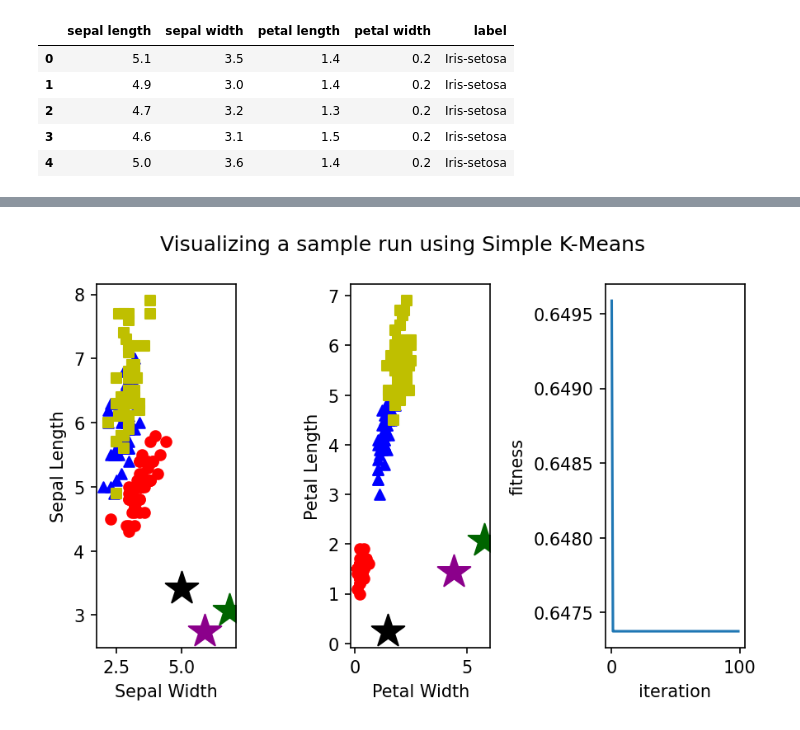
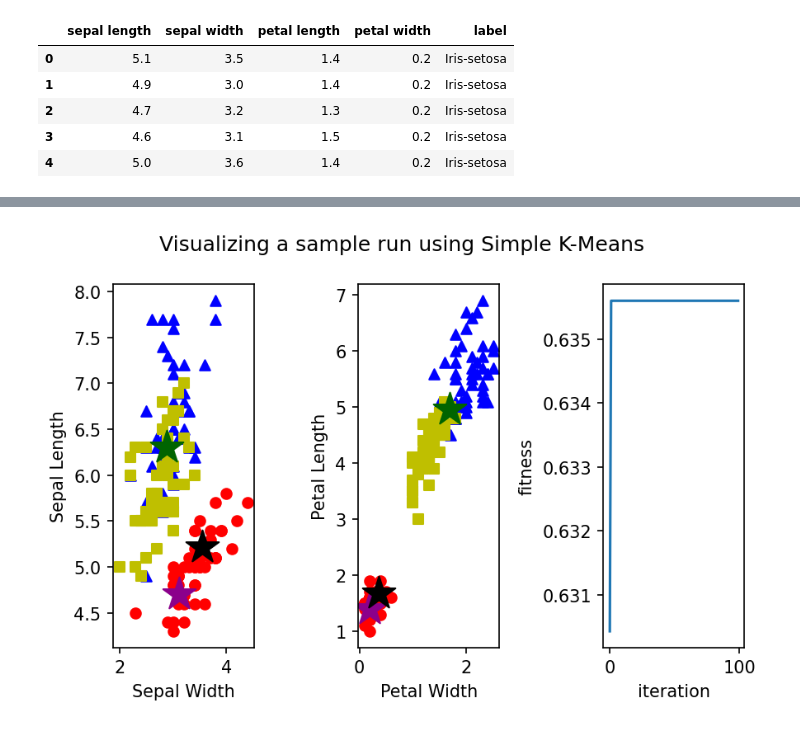
Before and after one commit to JanSchering/natural_computing, a Jupyter notebook: assignment_2/Ex3.ipynb, the cells around one changed output, grey strips where cells are left out. Cells and saved outputs as stored; diff of their text form; code cells hidden in the pictures.

```diff
--- a/assignment_2/Ex3.ipynb
+++ b/assignment_2/Ex3.ipynb
@@ -105,7 +105,7 @@ def calc_fitness(assignments: np.ndarray, dataset: np.ndarray, particle:np.ndarr
             for datapoint in datapoints:
                 total_distance += calc_distance(centroid, datapoint)
             #normalize by the amount of assigned datapoints and add to the fitness
-            fitness +=  total_distance / len(assignments[boolean_mask])
+            fitness +=  total_distance / len(datapoints)
     # Normalize by the amount of clusters
     fitness /= num_clusters
     return fitness
@@ -159,7 +159,7 @@ def update_position(current, velocity) -> np.ndarray:
     """Updates the position <current>, using the <velocity> according to the PSO position update rule
     Args:
         current (np.ndarray): The current particle
-        velocity (_type_): The velocity of the particle
+        velocity (np.ndarray): The velocity of the particle
 
     Returns:
         np.ndarray: The updated particle position
@@ -568,8 +568,8 @@ fig, axs = plt.subplots(1, 3, facecolor="w")
 # Plot the results
 plot_dataset(axs[0], axs[1], df)
 for idx, cluster in enumerate(best):
-    axs[0].scatter(cluster[0], cluster[1], marker=cluster_marker, color=cluster_color[idx], label=f"Centroid class{idx}", s=400)
-    axs[1].scatter(cluster[2], cluster[3], marker=cluster_marker, color=cluster_color[idx], label=f"Centroid class{idx}", s=400)
+    axs[0].scatter(cluster[1], cluster[0], marker=cluster_marker, color=cluster_color[idx], label=f"Centroid class{idx}", s=400)
+    axs[1].scatter(cluster[3], cluster[2], marker=cluster_marker, color=cluster_color[idx], label=f"Centroid class{idx}", s=400)
 #axs[0].legend(loc="best")
 axs[2].plot(np.arange(len(fitness_history)), fitness_history)
 axs[0].set_xlabel("Sepal Width")
@@ -589,36 +589,36 @@ fig.set_dpi(150)
 # Set Hyperparameters as described
 K = 3
 iterations = 100
 num_inits = 10
 
 dataset = df.iloc[:, :-1].to_numpy()
 assert dataset.shape == (df.shape[0], 4)
 _, num_dimensions = dataset.shape
 best, best_fitness, fitness_history = K_Means(K, dataset, iterations, num_inits)
 
 cluster_marker = "*"
 cluster_color = ["darkmagenta", "darkgreen", "black"]
 
 fig, axs = plt.subplots(1, 3, facecolor="w")
 
 # Plot the results
 plot_dataset(axs[0], axs[1], df)
 for idx, cluster in enumerate(best):
-    axs[0].scatter(cluster[0], cluster[1], marker=cluster_marker, color=cluster_color[idx], label=f"Centroid class{idx}", s=400)
-    axs[1].scatter(cluster[2], cluster[3], marker=cluster_marker, color=cluster_color[idx], label=f"Centroid class{idx}", s=400)
+    axs[0].scatter(cluster[1], cluster[0], marker=cluster_marker, color=cluster_color[idx], label=f"Centroid class{idx}", s=400)
+    axs[1].scatter(cluster[3], cluster[2], marker=cluster_marker, color=cluster_color[idx], label=f"Centroid class{idx}", s=400)
 #axs[0].legend(loc="best")
 axs[2].plot(np.arange(len(fitness_history)), fitness_history)
 axs[0].set_xlabel("Sepal Width")
 axs[0].set_ylabel("Sepal Length")
 axs[1].set_xlabel("Petal Width")
 axs[1].set_ylabel("Petal Length")
 axs[2].set_xlabel("iteration")
 axs[2].set_ylabel("fitness")
 fig.suptitle("Visualizing a sample run using Simple K-Means")
 fig.tight_layout()
 fig.set_dpi(150)
 # %% [output]
-[figure, old version]
+[figure, new version]
 # %%
 # Comparing to a reference implementation
 # Set Hyperparameters as described
```
Also changed, not shown: parts of 6 cells of this notebook.
